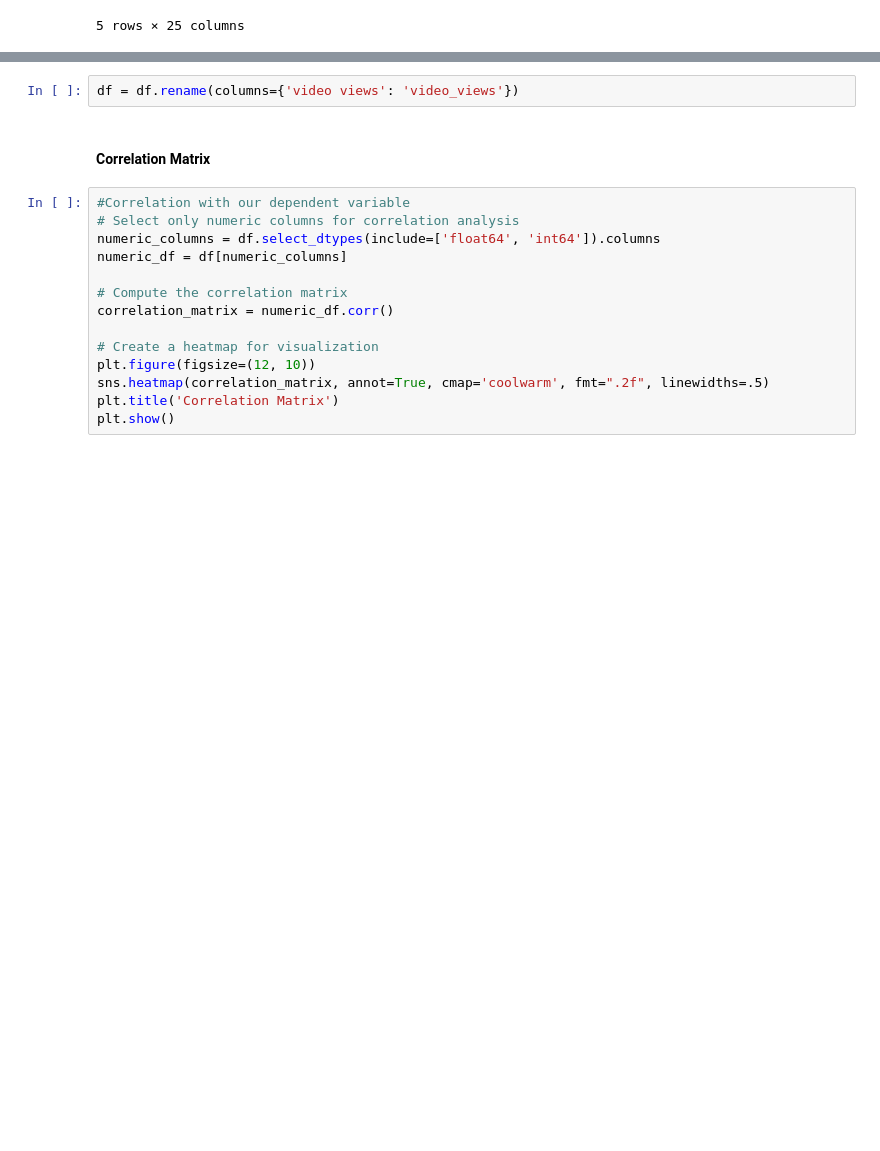
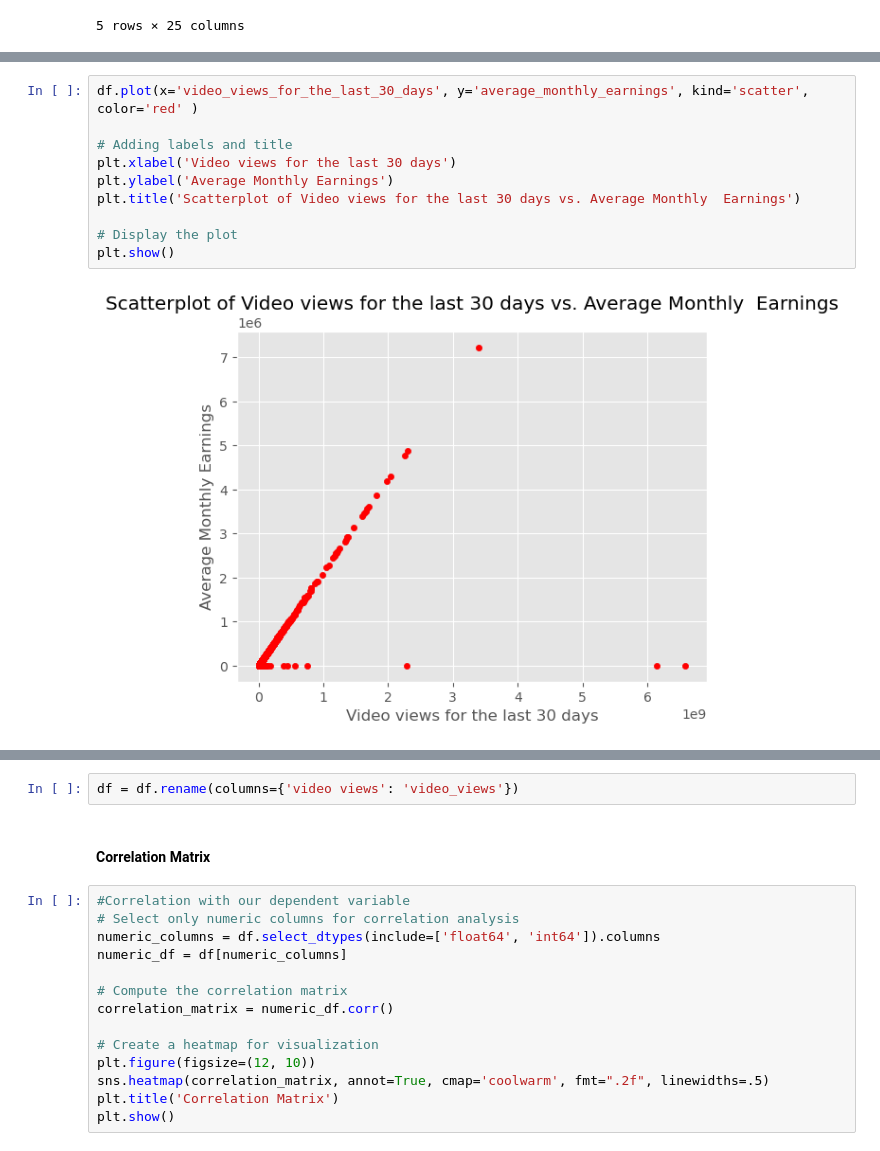
Before and after one commit to King-georges/You-Tube-Stats-Analysis, a Jupyter notebook: Project_notebook.ipynb, the cells around one changed output, grey strips where cells are left out. Drawn from its saved outputs; the diff is of its cells as text; blank space fills up the shorter version.

```diff
--- a/Project_notebook.ipynb
+++ b/Project_notebook.ipynb
@@ -235,0 +274,12 @@ df.head()
+# %%
+df.plot(x='video_views_for_the_last_30_days', y='average_monthly_earnings', kind='scatter', color='red' )
+
+# Adding labels and title
+plt.xlabel('Video views for the last 30 days')
+plt.ylabel('Average Monthly Earnings')
+plt.title('Scatterplot of Video views for the last 30 days vs. Average Monthly  Earnings')
+
+# Display the plot
+plt.show()
+# %% [output]
+[figure, added]
```
Also changed, not shown: parts of 6 cells of this notebook.
